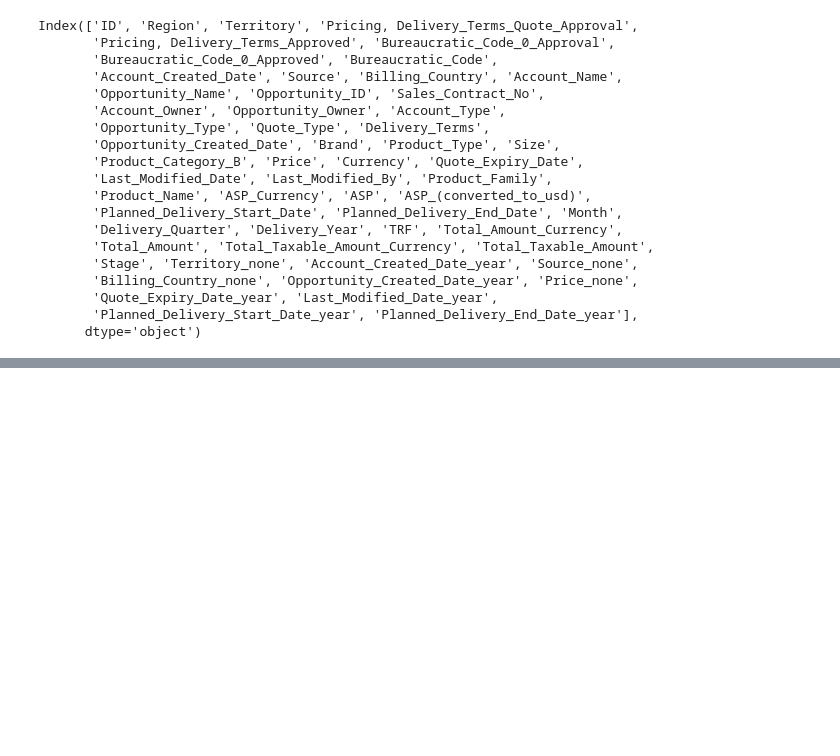
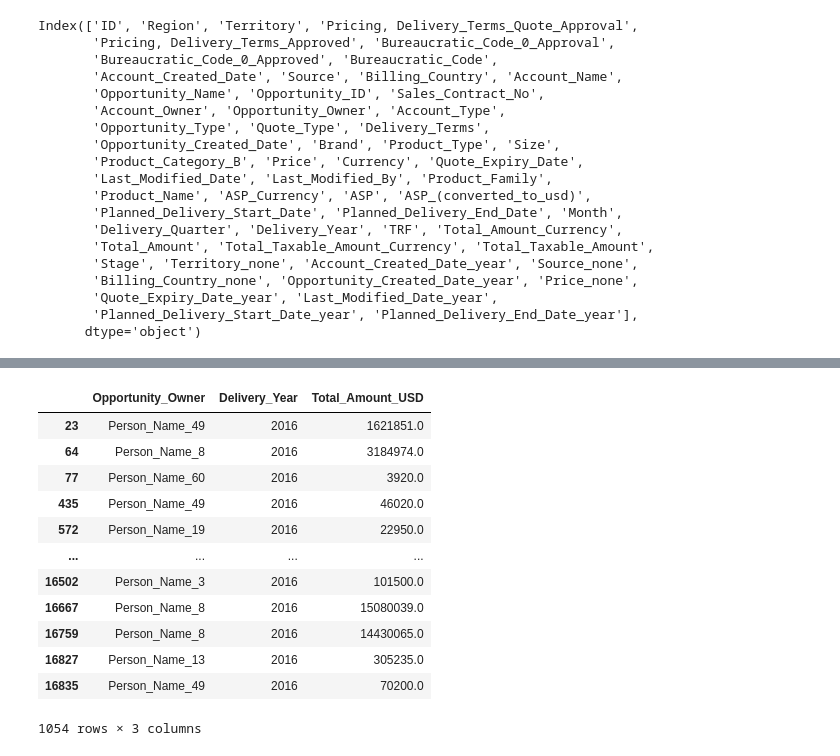
Before and after one commit to ariel55/summerdata_visuchallenge, a Jupyter notebook: 001VisuChallenge_analisis_columnas.ipynb, the cells around one changed output, grey strips where cells are left out. Saved outputs shown, nothing was run; the diff lists cells and outputs as text; code cells hidden in the pictures; blank space fills up the shorter version.

```diff
--- a/001VisuChallenge_analisis_columnas.ipynb
+++ b/001VisuChallenge_analisis_columnas.ipynb
@@ -656,0 +744,17 @@ Index(['ID', 'Region', 'Territory', 'Pricing, Delivery_Terms_Quote_Approval',
+# %%
+variaciones_ventas = data[ (data['Opportunity_Owner'].isin(list(mejores_vendedores_usd['Opportunity_Owner'])) ) & filtro]
+variaciones_ventas[['Opportunity_Owner', 'Delivery_Year', 'Total_Amount_USD']]
+# %% [output]
+|  | Opportunity_Owner | Delivery_Year | Total_Amount_USD |
+| 23 | Person_Name_49 | 2016 | 1621851.0 |
+| 64 | Person_Name_8 | 2016 | 3184974.0 |
+| 77 | Person_Name_60 | 2016 | 3920.0 |
+| 435 | Person_Name_49 | 2016 | 46020.0 |
+| 572 | Person_Name_19 | 2016 | 22950.0 |
+| ... | ... | ... | ... |
+| 16502 | Person_Name_3 | 2016 | 101500.0 |
+| 16667 | Person_Name_8 | 2016 | 15080039.0 |
+| 16759 | Person_Name_8 | 2016 | 14430065.0 |
+| 16827 | Person_Name_13 | 2016 | 305235.0 |
+| 16835 | Person_Name_49 | 2016 | 70200.0 |
+1054 rows × 3 columns
```
Also changed, not shown: parts of 59 cells of this notebook.
